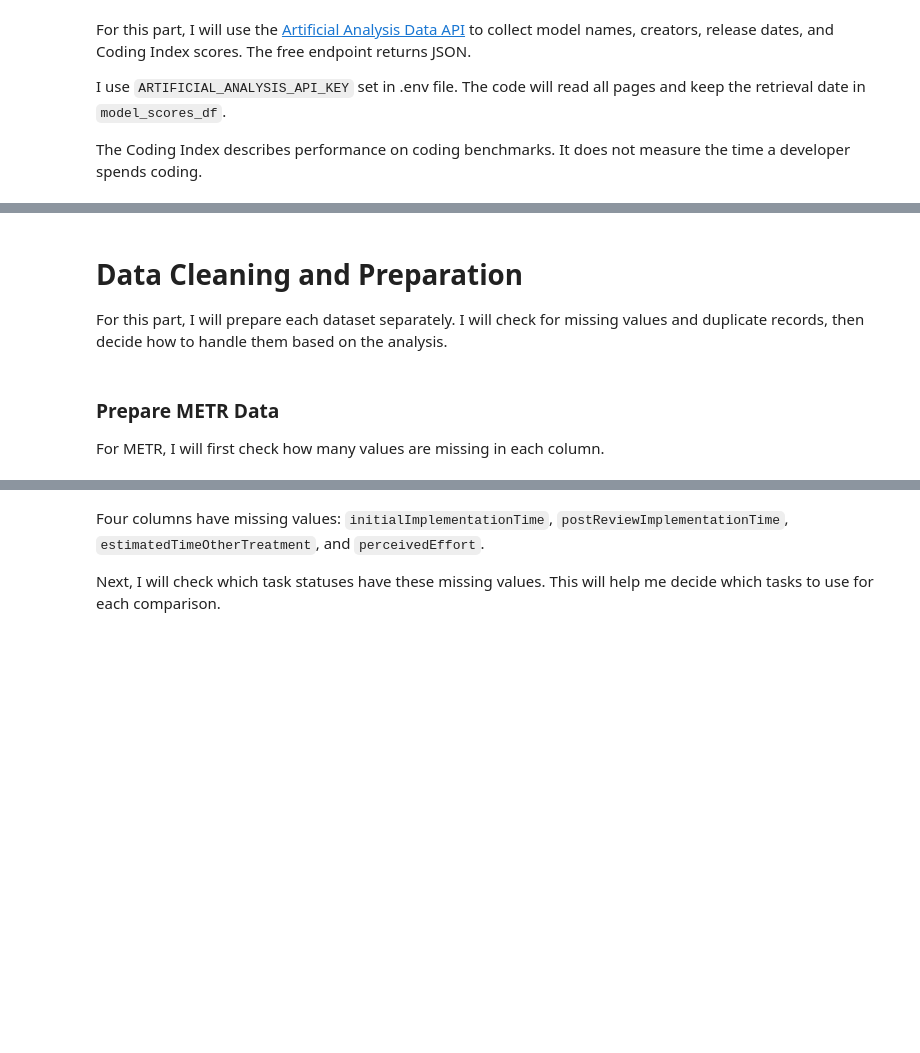
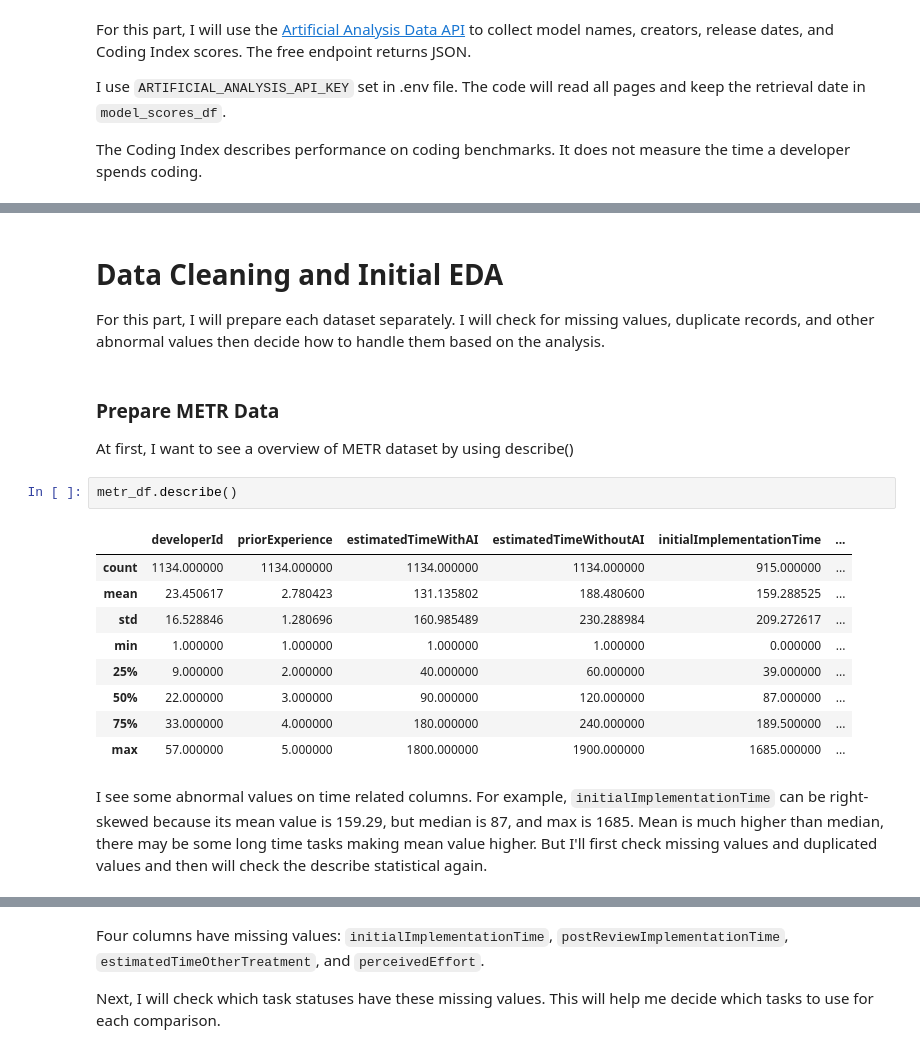
Before and after one commit to IT4063C-Fall2026/data-tech-analytics-final-project-canhkhoqua, a Jupyter notebook: source.ipynb, the cells around one changed output, grey strips where cells are left out. Saved outputs shown, nothing was run; the diff lists cells and outputs as text; blank space fills up the shorter version.

```diff
--- a/source.ipynb
+++ b/source.ipynb
@@ -195,10 +234,24 @@ HTTPError: 429 Client Error: Too Many Requests for url: https://artificialanalys
 # %% [markdown]
-# Data Cleaning and Preparation
+# Data Cleaning and Initial EDA
 
-For this part, I will prepare each dataset separately. I will check for missing values and duplicate records, then decide how to handle them based on the analysis.
+For this part, I will prepare each dataset separately. I will check for missing values, duplicate records, and other abnormal values then decide how to handle them based on the analysis.
-# %% [markdown]
-### Prepare METR Data
-
-For METR, I will first check how many values are missing in each column.
+# %% [markdown]
+### Prepare METR Data
+
+At first, I want to see a overview of METR dataset by using describe()
+# %%
+metr_df.describe()
+# %% [output]
+|  | developerId | priorExperience | estimatedTimeWithAI | estimatedTimeWithoutAI | initialImplementationTime | ... |
+| count | 1134.000000 | 1134.000000 | 1134.000000 | 1134.000000 | 915.000000 | ... |
+| mean | 23.450617 | 2.780423 | 131.135802 | 188.480600 | 159.288525 | ... |
+| std | 16.528846 | 1.280696 | 160.985489 | 230.288984 | 209.272617 | ... |
+| min | 1.000000 | 1.000000 | 1.000000 | 1.000000 | 0.000000 | ... |
+| 25% | 9.000000 | 2.000000 | 40.000000 | 60.000000 | 39.000000 | ... |
+| 50% | 22.000000 | 3.000000 | 90.000000 | 120.000000 | 87.000000 | ... |
+| 75% | 33.000000 | 4.000000 | 180.000000 | 240.000000 | 189.500000 | ... |
+| max | 57.000000 | 5.000000 | 1800.000000 | 1900.000000 | 1685.000000 | ... |
+# %% [markdown]
+I see some abnormal values on time related columns. For example, `initialImplementationTime` can be right-skewed because its mean value is 159.29, but median is 87, and max is 1685. Mean is much higher than median, there may be some long time tasks making mean value higher. But I'll first check missing values and duplicated values and then will check the describe statistical again.
 # %%
 metr_df.isnull().sum()
```
Also changed, not shown: parts of 40 cells of this notebook, 1 other file.
